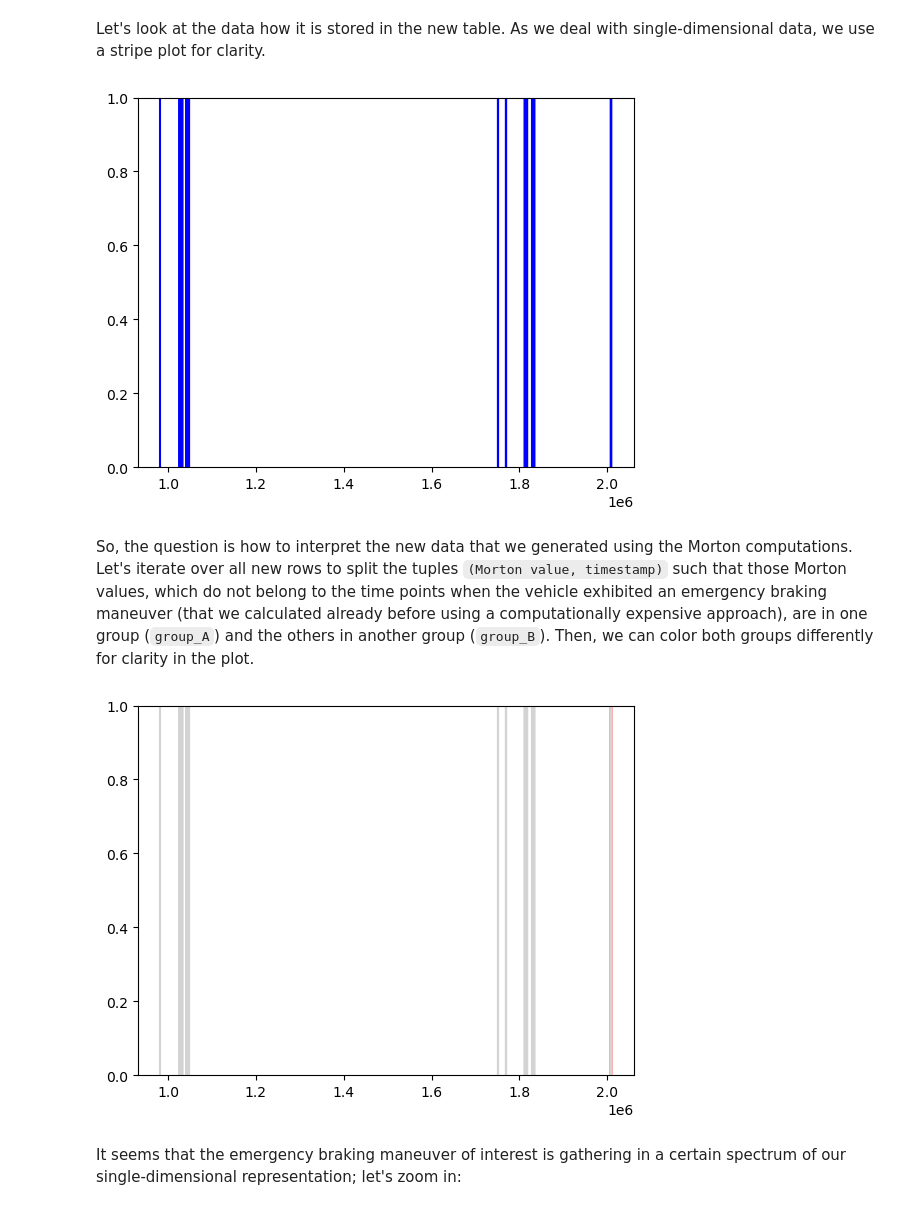
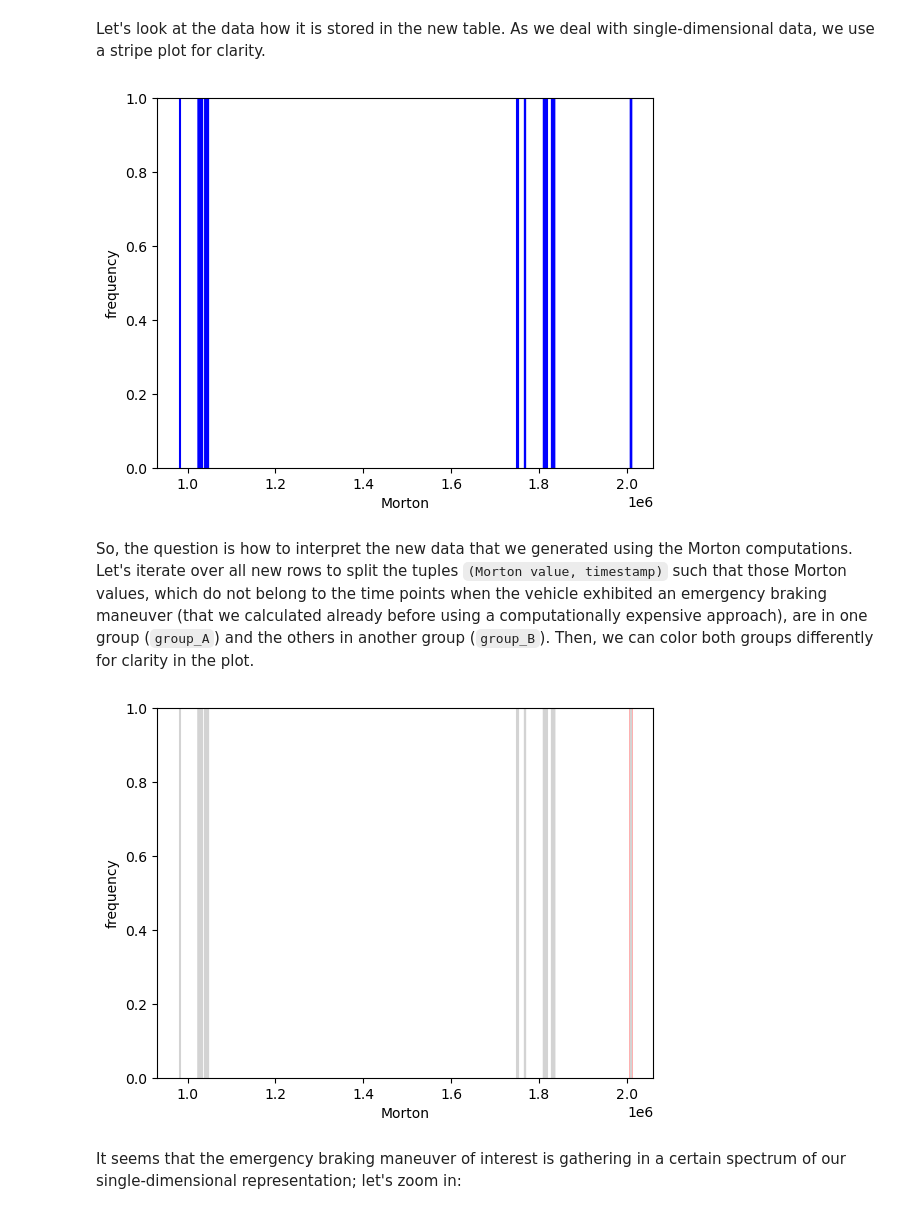
Before and after one commit to chrberger/sfc, a Jupyter notebook: IntroductionToAppliedEventDetection.ipynb, the cells around one changed output. Saved outputs shown, nothing was run; the diff lists cells and outputs as text; code cells hidden in the pictures.

```diff
--- a/IntroductionToAppliedEventDetection.ipynb
+++ b/IntroductionToAppliedEventDetection.ipynb
@@ -359,13 +369,15 @@ Let's look at the data how it is stored in the new table. As we deal with single
 # %%
 from matplotlib import pyplot as plt
 
+data = df2['morton']
 plt.figure()
-data = df2['morton']
+plt.xlabel('Morton')
+plt.ylabel('frequency')
 plt.ylim( (0,1) )
 plt.eventplot(data, orientation='horizontal', colors='b', lineoffsets=0.5)
 plt.show()
 # %% [output]
-[figure, old version]
+[figure, new version]
 # %% [markdown]
 So, the question is how to interpret the new data that we generated using the Morton computations. Let's iterate over all new rows to split the tuples `(Morton value, timestamp)` such that those Morton values, which do not belong to the time points when the vehicle exhibited an emergency braking maneuver (that we calculated already before using a computationally expensive approach), are in one group (`group_A`) and the others in another group (`group_B`). Then, we can color both groups differently for clarity in the plot.
 # %%
@@ -379,14 +391,17 @@ for _, row in df2.iterrows():
     else:
         group_B.append(morton)
 
-plt.figure()
 data = [group_A, group_B]
 data_colors = ['red', 'lightgray']
+
+plt.figure()
+plt.xlabel('Morton')
+plt.ylabel('frequency')
 plt.ylim( (0,1) )
 plt.eventplot(data, orientation='horizontal', colors=data_colors, lineoffsets=[0.5, 0.5])
 plt.show()
 # %% [output]
-[figure, old version]
+[figure, new version]
 # %% [markdown]
 It seems that the emergency braking maneuver of interest is gathering in a certain spectrum of our single-dimensional representation; let's zoom in:
 # %%
```
Also changed, not shown: parts of 16 cells of this notebook.
